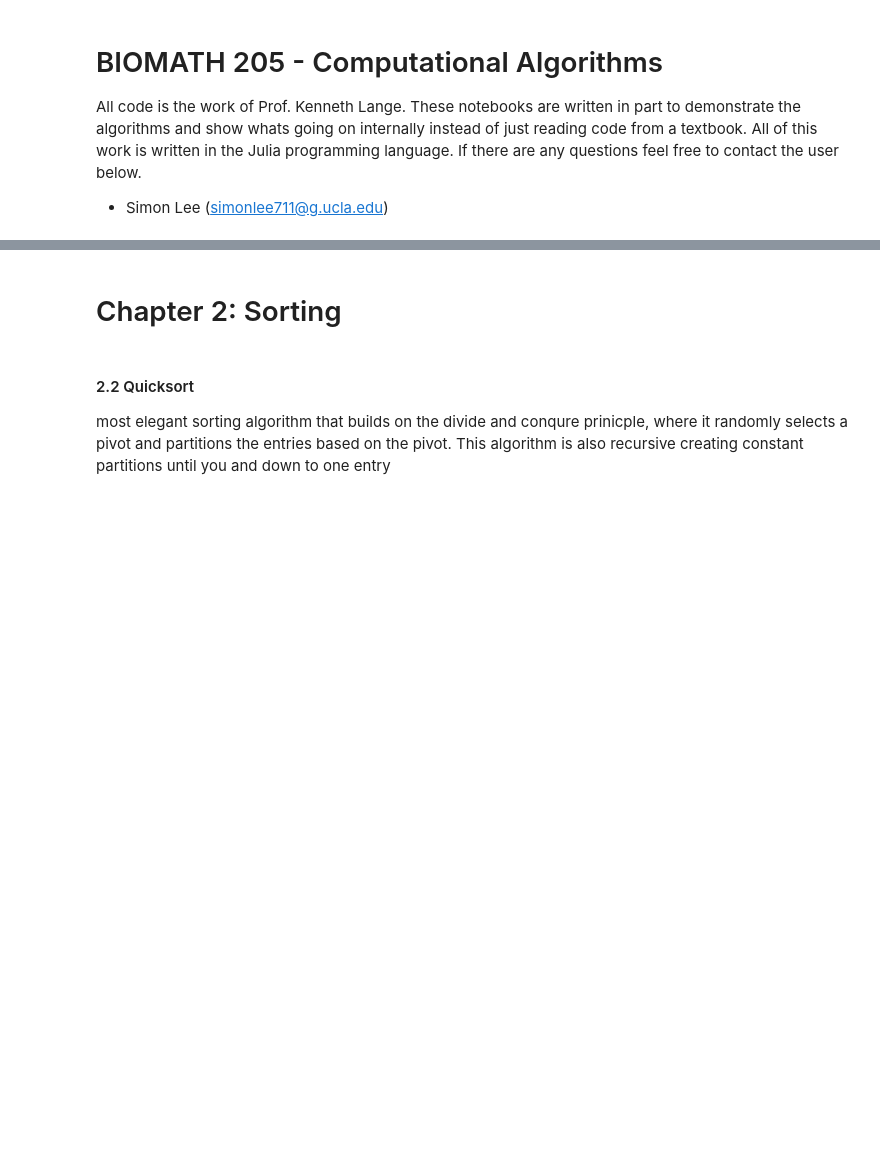
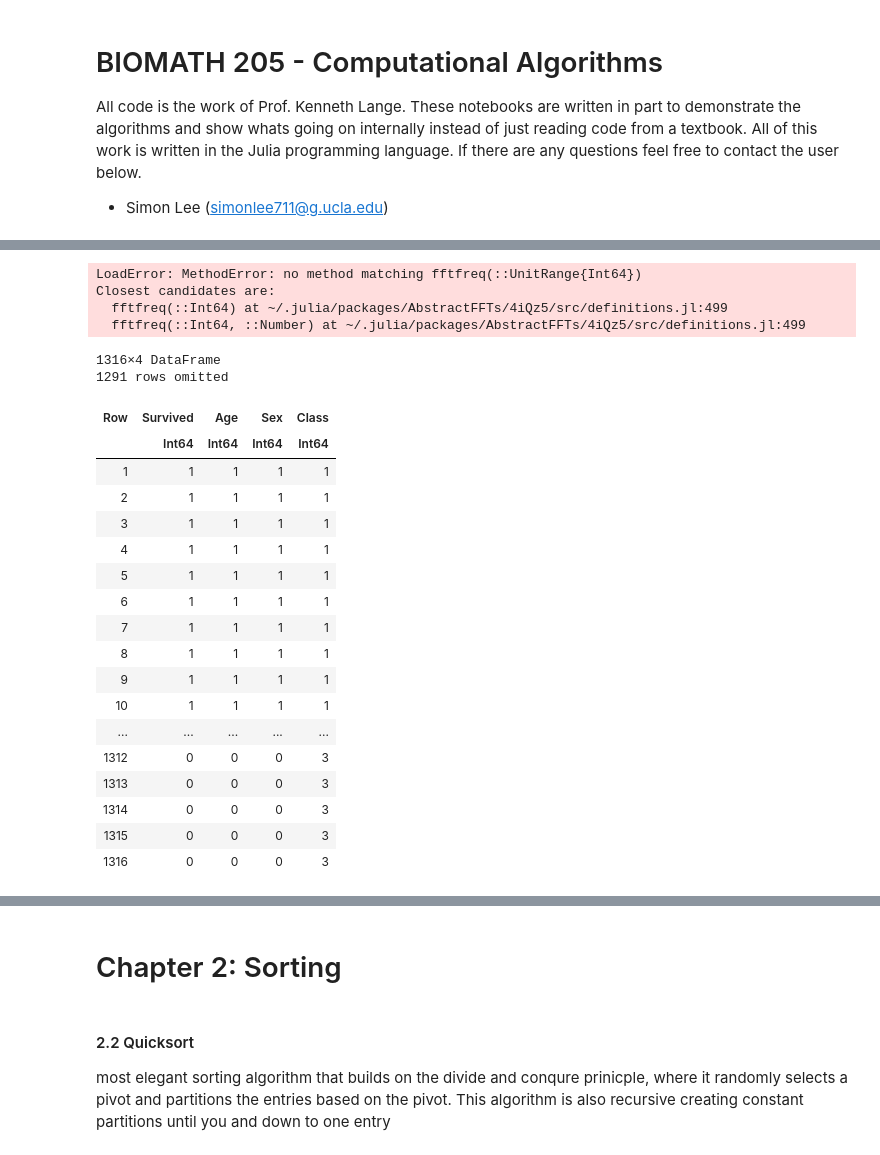
Before and after one commit to Simonlee711/UCLA-Grad-Courses, a Jupyter notebook: BIOMATH-205/Chapter-2-algorithms.ipynb, the cells around one changed output, grey strips where cells are left out. Saved outputs shown, nothing was run; the diff lists cells and outputs as text; code cells hidden in the pictures; blank space fills up the shorter version.

Commit message:
data

```diff
--- a/BIOMATH-205/Chapter-2-algorithms.ipynb
+++ b/BIOMATH-205/Chapter-2-algorithms.ipynb
@@ -6,0 +196,72 @@ All code is the work of Prof. Kenneth Lange. These notebooks are written in part
+# %%
+using FFTW
+
+# Define the function sin_function(x)
+sin_function(x) = sin.(x)
+
+# Number of points (the more points, the better the approximation)
+N = 256
+
+# The radius h, defining the small circle's boundary in the complex plane
+h = 2 * π / N
+
+# The points x_j on the boundary of the circle
+x_j = h * collect(0:N-1)
+
+# Evaluate the function at these points
+f_x_j = sin_function(x_j)
+
+# Compute the discrete Fourier transform of these points
+b_k = fft(f_x_j)
+
+# Construct the multiplier for the derivative using the wave numbers
+# Note: The wave numbers need to be arranged correctly for Julia's fftfreq output
+k = (0:N-1) |> fftfreq
+k = ifftshift(k)  # Shift the zero frequency to the center for correct multiplication
+k = k * 2π * im / h
+
+# Multiply the DFT coefficients by this factor to get the derivatives
+f_prime = ifft(b_k .* k)
+
+# The derivative at x=0 is the first value in the array of derivatives
+derivative_at_0 = real(f_prime[1])  # Take the real part since we expect a real number
+
+# The exact value of the first derivative of sin(x) at x=0 is cos(0) = 1
+exact_value = 1
+
+# Output the results
+println("Approximation of the derivative at x=0: ", derivative_at_0)
+println("Exact value of the derivative at x=0: ", exact_value)
+println("Absolute error: ", abs(derivative_at_0 - exact_value))
+# %% [output]
+LoadError: MethodError: no method matching fftfreq(::UnitRange{Int64})
+Closest candidates are:
+  fftfreq(::Int64) at ~/.julia/packages/AbstractFFTs/4iQz5/src/definitions.jl:499
+  fftfreq(::Int64, ::Number) at ~/.julia/packages/AbstractFFTs/4iQz5/src/definitions.jl:499
+# %%
+using RDatasets
+df = dataset("count", "titanic") # data frame
+y = convert(Vector{Float64}, df[:, 1]); # responses
+X = Tables.matrix(df[:, 2:4]) # cases by predictors
+df
+# %% [output]
+1316×4 DataFrame
+1291 rows omitted
+| Row | Survived | Age | Sex | Class |
+|  | Int64 | Int64 | Int64 | Int64 |
+| 1 | 1 | 1 | 1 | 1 |
+| 2 | 1 | 1 | 1 | 1 |
+| 3 | 1 | 1 | 1 | 1 |
+| 4 | 1 | 1 | 1 | 1 |
+| 5 | 1 | 1 | 1 | 1 |
+| 6 | 1 | 1 | 1 | 1 |
+| 7 | 1 | 1 | 1 | 1 |
+| 8 | 1 | 1 | 1 | 1 |
+| 9 | 1 | 1 | 1 | 1 |
+| 10 | 1 | 1 | 1 | 1 |
+| ... | ... | ... | ... | ... |
+| 1312 | 0 | 0 | 0 | 3 |
+| 1313 | 0 | 0 | 0 | 3 |
+| 1314 | 0 | 0 | 0 | 3 |
+| 1315 | 0 | 0 | 0 | 3 |
+| 1316 | 0 | 0 | 0 | 3 |
```
Also changed, not shown: parts of 33 cells of this notebook, 9 other files.
